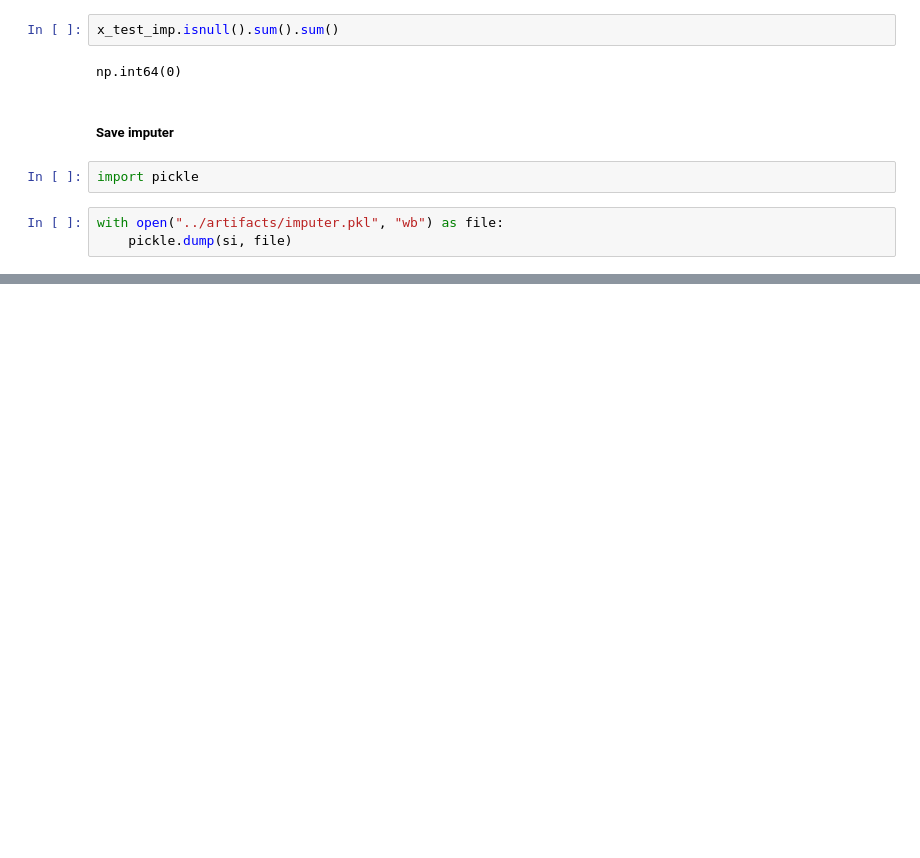
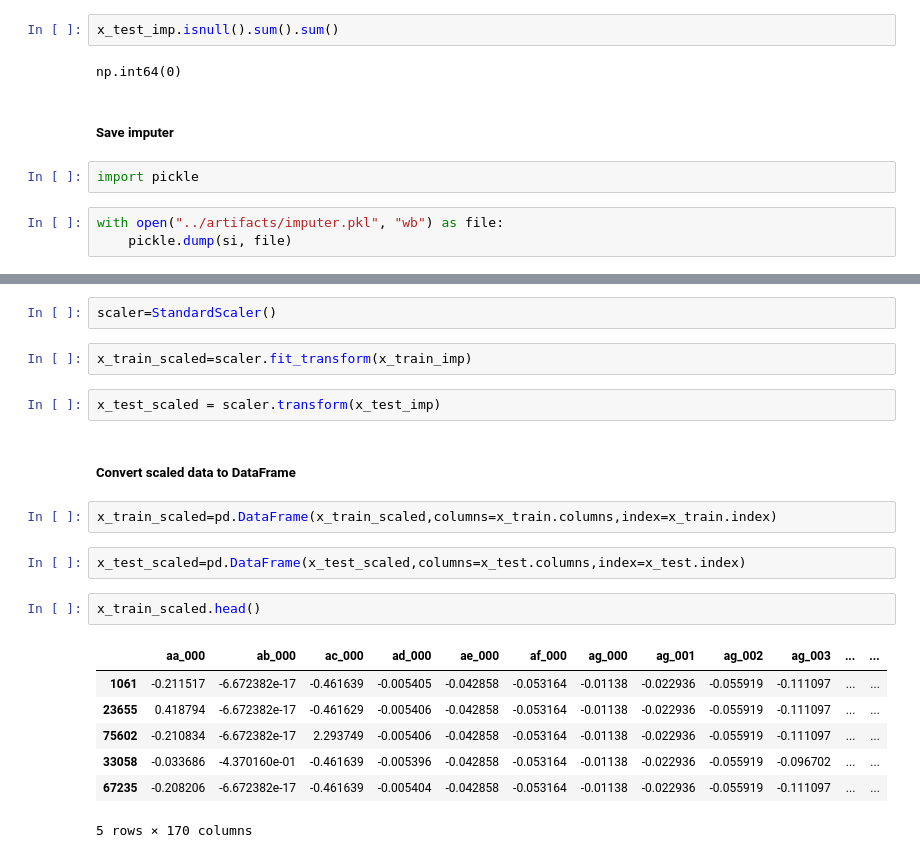
Before and after one commit to Rupesh-Mane/air-pressure-system-failure-prediction, a Jupyter notebook: notebooks/03_data_preprocessing.ipynb, the cells around one changed output, grey strips where cells are left out. Saved outputs shown, nothing was run; the diff lists cells and outputs as text; blank space fills up the shorter version.

Commit message:
apply StandardScaler

```diff
--- a/notebooks/03_data_preprocessing.ipynb
+++ b/notebooks/03_data_preprocessing.ipynb
@@ -236,0 +239,22 @@ with open("../artifacts/imputer.pkl", "wb") as file:
+# %%
+scaler=StandardScaler()
+# %%
+x_train_scaled=scaler.fit_transform(x_train_imp)
+# %%
+x_test_scaled = scaler.transform(x_test_imp)
+# %% [markdown]
+##### Convert scaled data to DataFrame
+# %%
+x_train_scaled=pd.DataFrame(x_train_scaled,columns=x_train.columns,index=x_train.index)
+# %%
+x_test_scaled=pd.DataFrame(x_test_scaled,columns=x_test.columns,index=x_test.index)
+# %%
+x_train_scaled.head()
+# %% [output]
+|  | aa_000 | ab_000 | ac_000 | ad_000 | ae_000 | af_000 | ag_000 | ag_001 | ag_002 | ag_003 | ... | ... |
+| 1061 | -0.211517 | -6.672382e-17 | -0.461639 | -0.005405 | -0.042858 | -0.053164 | -0.01138 | -0.022936 | -0.055919 | -0.111097 | ... | ... |
+| 23655 | 0.418794 | -6.672382e-17 | -0.461629 | -0.005406 | -0.042858 | -0.053164 | -0.01138 | -0.022936 | -0.055919 | -0.111097 | ... | ... |
+| 75602 | -0.210834 | -6.672382e-17 | 2.293749 | -0.005406 | -0.042858 | -0.053164 | -0.01138 | -0.022936 | -0.055919 | -0.111097 | ... | ... |
+| 33058 | -0.033686 | -4.370160e-01 | -0.461639 | -0.005396 | -0.042858 | -0.053164 | -0.01138 | -0.022936 | -0.055919 | -0.096702 | ... | ... |
+| 67235 | -0.208206 | -6.672382e-17 | -0.461639 | -0.005404 | -0.042858 | -0.053164 | -0.01138 | -0.022936 | -0.055919 | -0.111097 | ... | ... |
+5 rows × 170 columns
```
Also changed, not shown: parts of 2 cells of this notebook.
